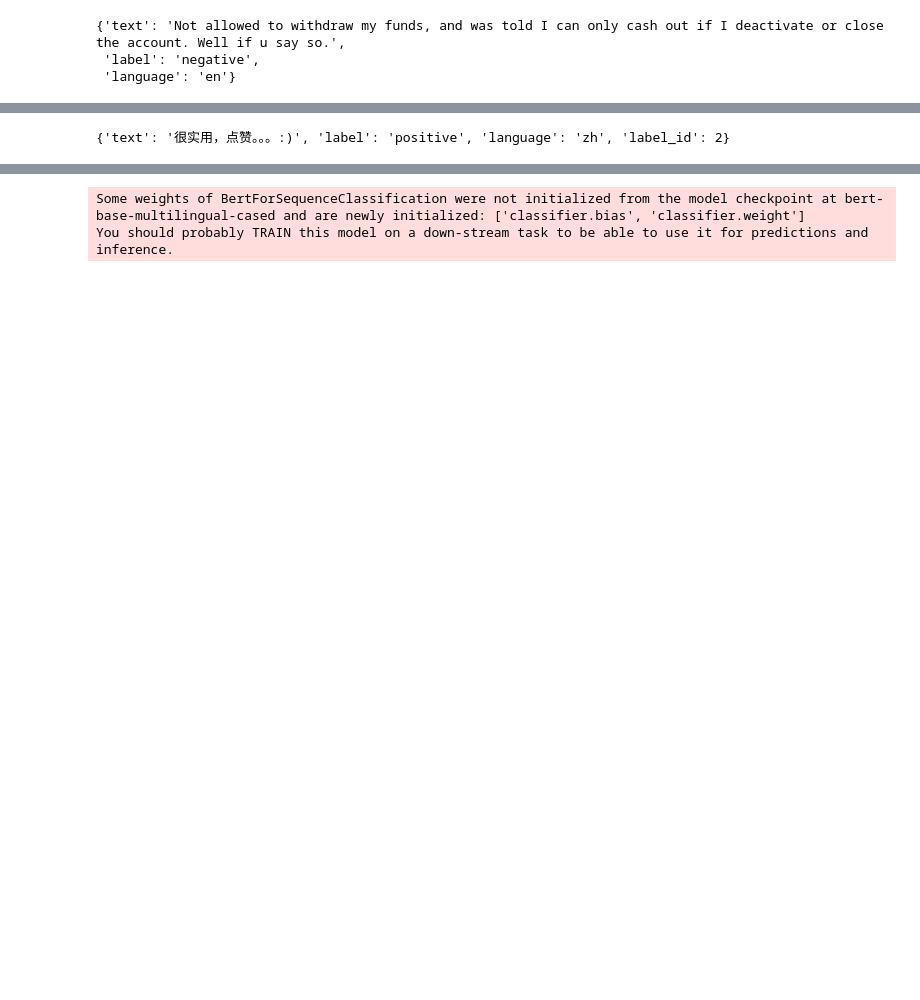
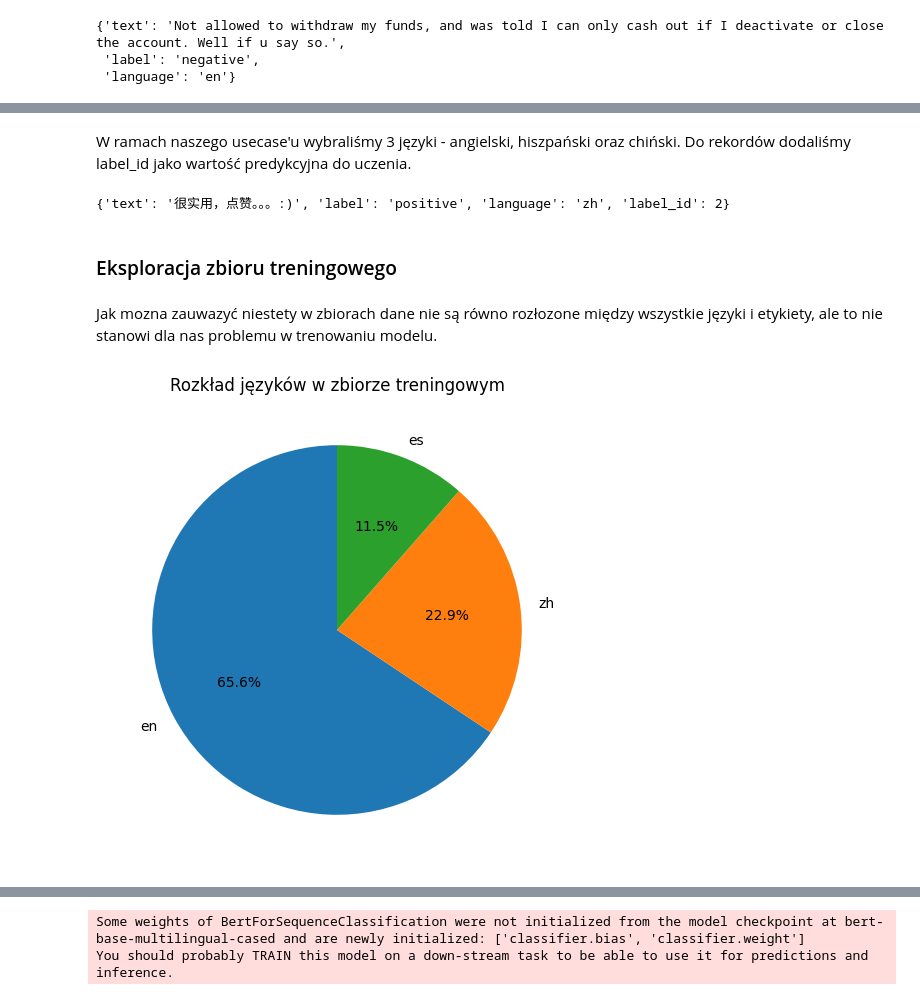
Before and after one commit to mikosovsky/Multilingual-sentiment-analysis, a Jupyter notebook: projekt.ipynb, the cells around one changed output, grey strips where cells are left out. Cells and saved outputs as stored; diff of their text form; code cells hidden in the pictures; blank space fills up the shorter version.

Commit message:
Prepare plots and add comments

```diff
--- a/projekt.ipynb
+++ b/projekt.ipynb
@@ -83,3 +87,5 @@ datasets['en']['train'][0]
+# %% [markdown]
+W ramach naszego usecase'u wybraliśmy 3 języki - angielski, hiszpański oraz chiński. Do rekordów dodaliśmy label_id jako wartość predykcyjna do uczenia.
 # %%
 from datasets import concatenate_datasets
 
@@ -115,3 +121,23 @@ test_ds = test_ds.shuffle(seed=42)
 print(train_ds[0])
 # %% [output]
 {'text': '很实用，点赞。。。:)', 'label': 'positive', 'language': 'zh', 'label_id': 2}
+# %% [markdown]
+### Eksploracja zbioru treningowego
+# %% [markdown]
+Jak mozna zauwazyć niestety w zbiorach dane nie są równo rozłozone między wszystkie języki i etykiety, ale to nie stanowi dla nas problemu w trenowaniu modelu.
+# %%
+import pandas as pd
+import matplotlib.pyplot as plt
+
+train_pd = train_ds.to_pandas()
+language_stats = train_pd['language'].value_counts().reset_index()
+language_stats.columns = ['language', 'count']
+plt.figure(figsize=(10, 6))
+plt.pie(language_stats['count'], labels=language_stats['language'], autopct='%1.1f%%', startangle=90)
+plt.title('Rozkład języków w zbiorze treningowym')
+
+plt.savefig('images/language_distribution_train.png', dpi=300, bbox_inches='tight')
+
+plt.show()
+# %% [output]
+[figure, added]
```
Also changed, not shown: parts of 15 cells of this notebook, 7 other files.
